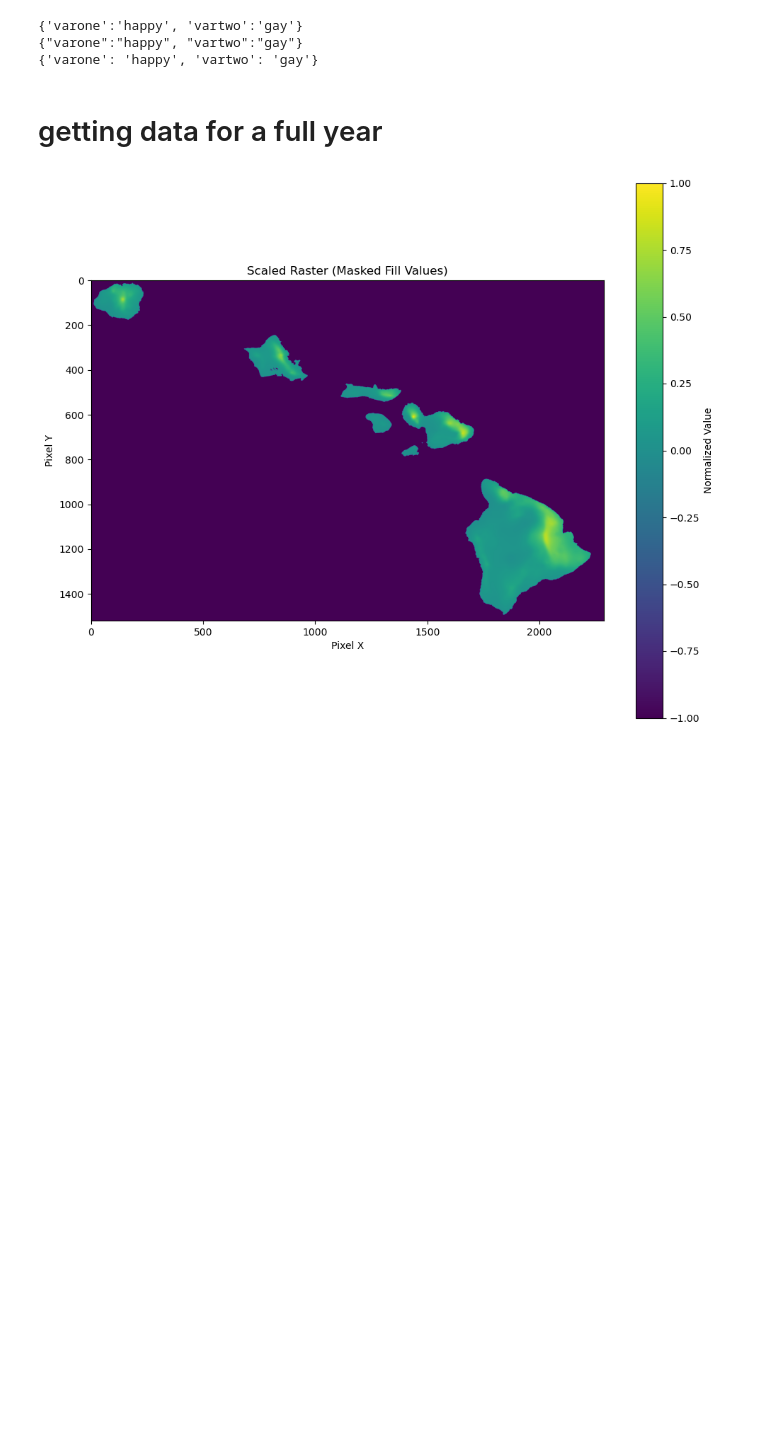
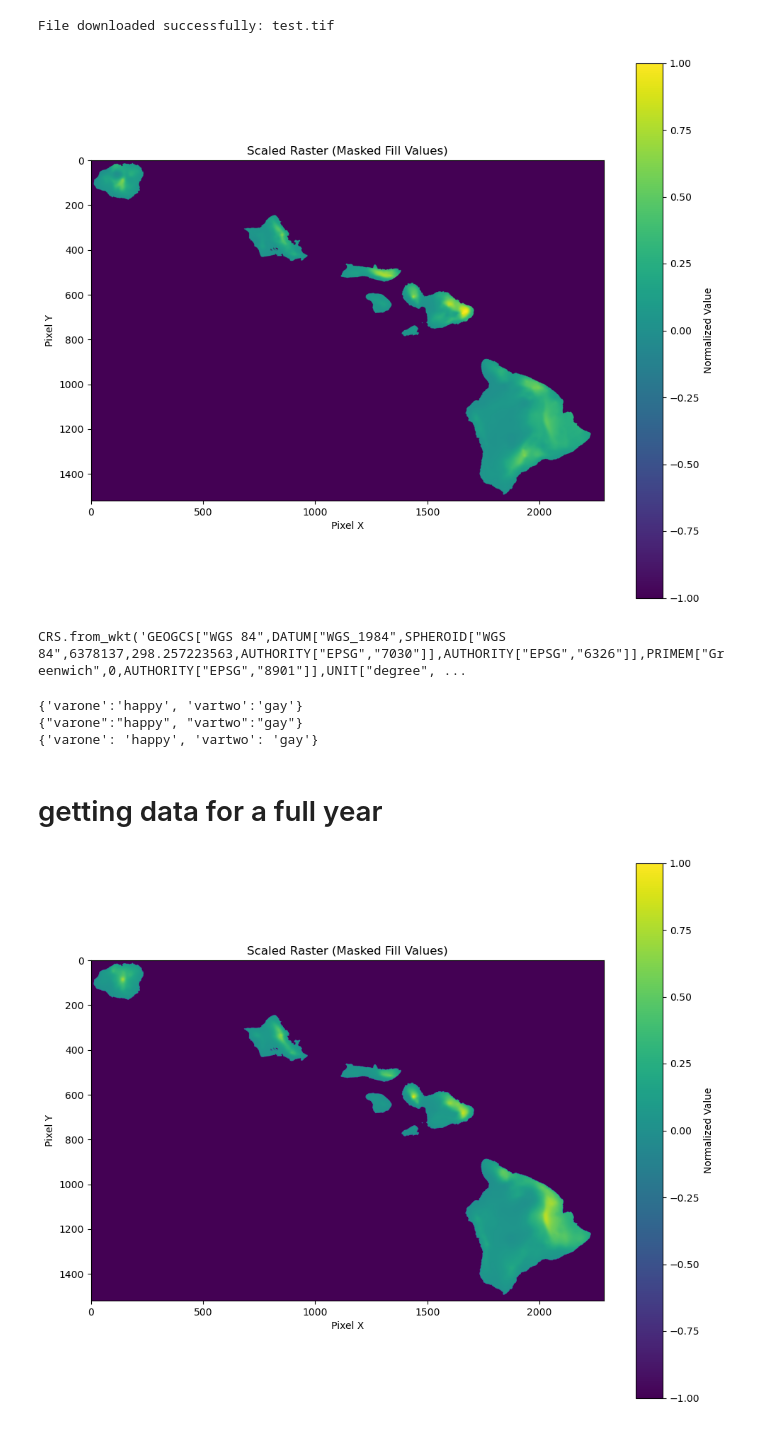
Before and after one commit to jnicolow/nlp_climate_map, a Jupyter notebook: HCDP_API.ipynb, the cells around one changed output. Drawn from its saved outputs; the diff is of its cells as text; code cells hidden in the pictures; blank space fills up the shorter version.

```diff
--- a/HCDP_API.ipynb
+++ b/HCDP_API.ipynb
@@ -1,17 +1,21 @@
 # %%
 import importlib
 from hcdp import hcdp
 importlib.reload(hcdp)
 import numpy as np
 import json
 import re
 
-# test = hcdp.FileDownloadAPI('rainfall', year=2020, month=4)
+test = hcdp.FileDownloadAPI('rainfall', year=2020, month=4)
 # test.download_file('test.tif')
-# dataset = test.get_data()
-# test.plot_raster()
+dataset = test.get_data()
+test.plot_raster()
 
-# dataset.crs
+dataset.crs
+# %% [output]
+File downloaded successfully: test.tif
+[figure, added]
+CRS.from_wkt('GEOGCS["WGS 84",DATUM["WGS_1984",SPHEROID["WGS 84",6378137,298.257223563,AUTHORITY["EPSG","7030"]],AUTHORITY["EPSG","6326"]],PRIMEM["Greenwich",0,AUTHORITY["EPSG","8901"]],UNIT["degree", ...
 # %%
 import json
 import re
```
Also changed, not shown: 1 other file.
